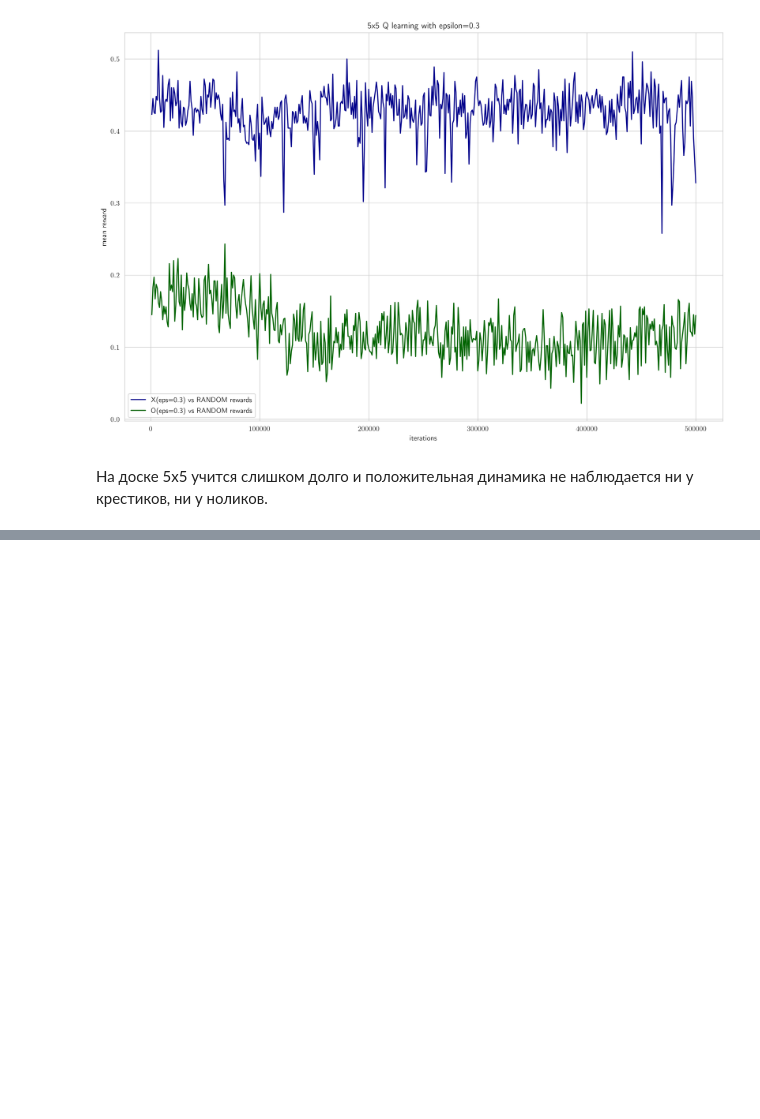
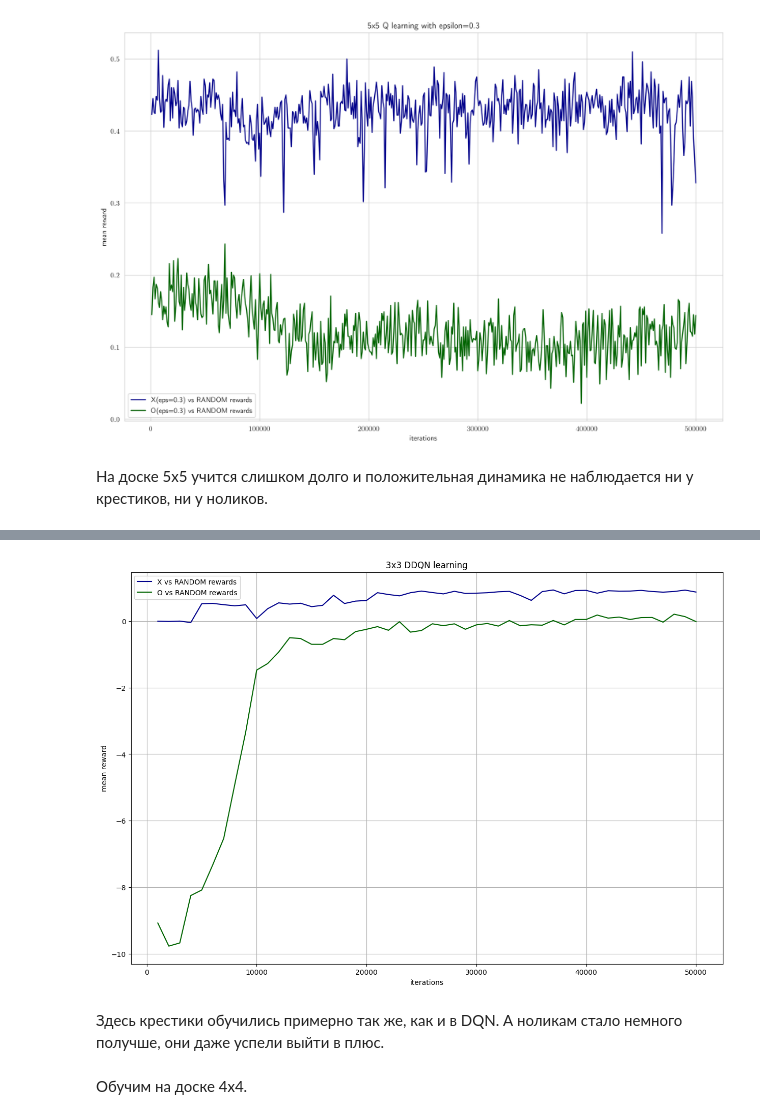
Before and after one commit to AnnaSmelova/Advanced_DL_and_RL, a Jupyter notebook: hw2/HW2_ASmelova.ipynb, the cells around one changed output, grey strips where cells are left out. Saved outputs shown, nothing was run; the diff lists cells and outputs as text; code cells hidden in the pictures; blank space fills up the shorter version.

```diff
--- a/hw2/HW2_ASmelova.ipynb
+++ b/hw2/HW2_ASmelova.ipynb
@@ -510,0 +761,3 @@ ax.grid(True)
+# %%
+STEPS_PER_TARGET_UPDATE = 500
+LEARNING_RATE = 1e-4
@@ -510,0 +868,11 @@ ax.grid(True)
+# %%
+%%time
+env = TicTacToe(3, 3, 3)
+
+player_x = DDQNPlayer(state_size=9)
+player_o = DDQNPlayer(state_size=9)
+
+iterations = 50000
+game = Game(env, player_x, player_o)
+
+steps, rewards_x, rewards_o = game.train(iterations)
@@ -510,0 +887,16 @@ ax.grid(True)
+# %%
+fig, ax = plt.subplots(figsize=(15, 10))
+ax.plot(steps, rewards_x, c='DarkBlue', label=f'X vs RANDOM rewards')
+ax.plot(steps, rewards_o, c='DarkGreen', label=f'O vs RANDOM rewards')
+ax.set_xlabel('iterations')
+ax.set_ylabel('mean reward')
+#ax.set_ylim([-2,1])
+ax.legend()
+ax.set_title(f'3x3 DDQN learning')
+ax.grid(True)
+# %% [output]
+[figure, added]
+# %% [markdown]
+Здесь крестики обучились примерно так же, как и в DQN. А ноликам стало немного получше, они даже успели выйти в плюс.
+# %% [markdown]
+Обучим на доске 4х4.
```
Also changed, not shown: parts of 52 cells of this notebook.
